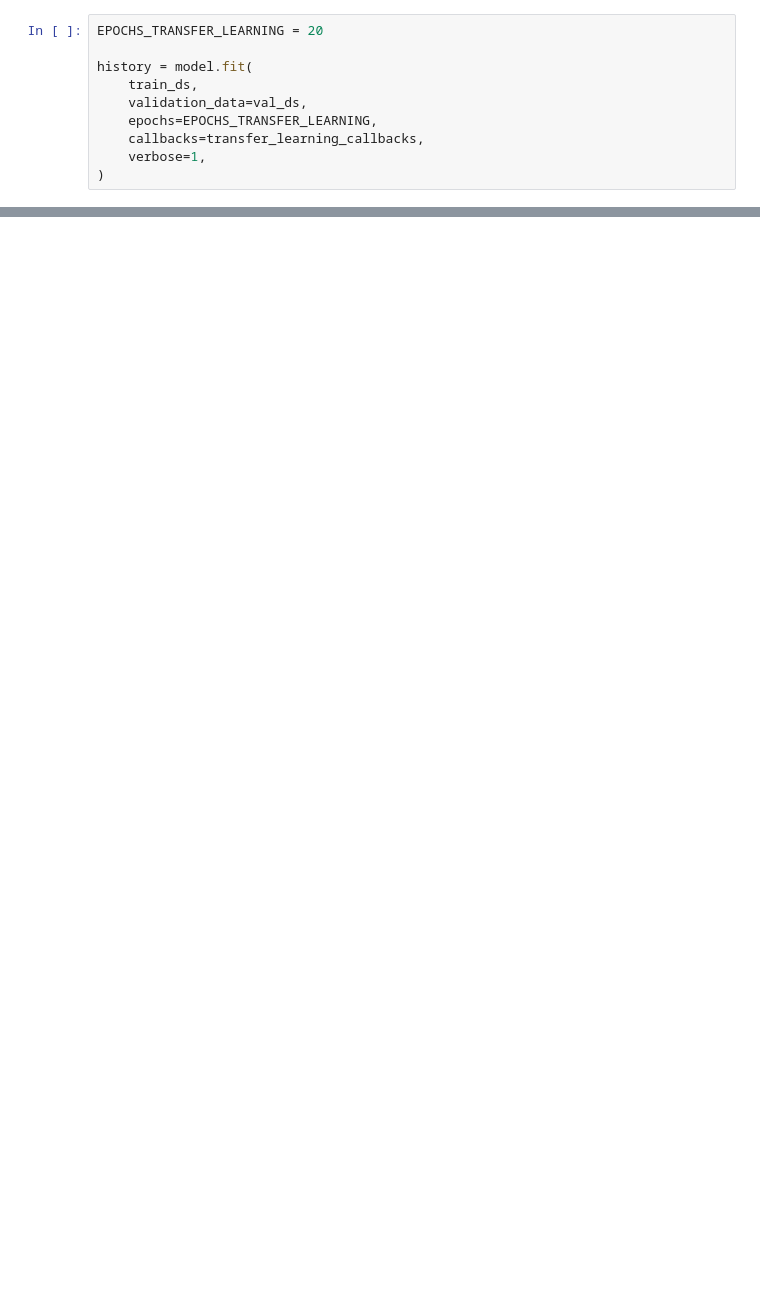
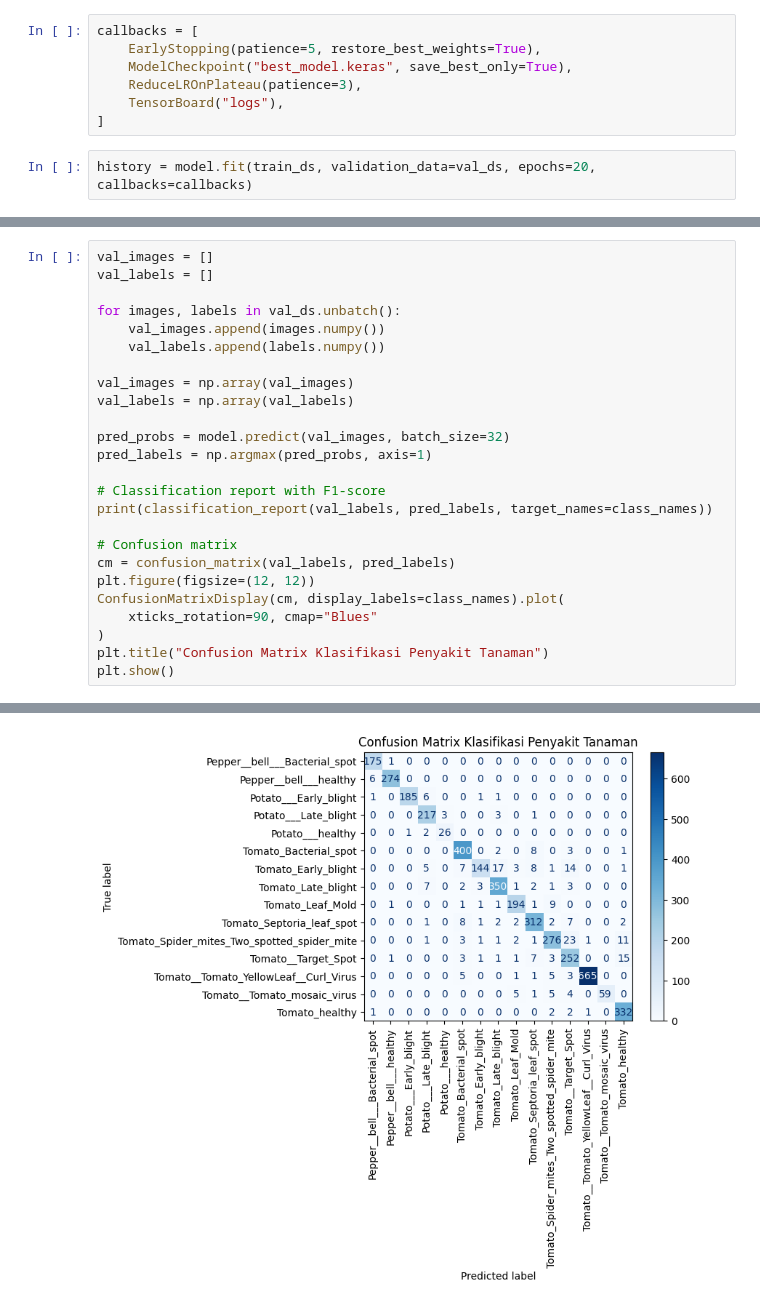
Before and after one commit to RIFZKI-ID/Capstone-LaskarAI, a Jupyter notebook: notebook.ipynb, the cells around one changed output, grey strips where cells are left out. Cells and saved outputs as stored; diff of their text form; blank space fills up the shorter version.

Commit message:
update model

```diff
--- a/notebook.ipynb
+++ b/notebook.ipynb
@@ -206,12 +96,11 @@ transfer_learning_callbacks = [
+# %%
+callbacks = [
+    EarlyStopping(patience=5, restore_best_weights=True),
+    ModelCheckpoint("best_model.keras", save_best_only=True),
+    ReduceLROnPlateau(patience=3),
+    TensorBoard("logs"),
+]
 # %%
-EPOCHS_TRANSFER_LEARNING = 20
-
-history = model.fit(
-    train_ds,
-    validation_data=val_ds,
-    epochs=EPOCHS_TRANSFER_LEARNING,
-    callbacks=transfer_learning_callbacks,
-    verbose=1,
-)
+history = model.fit(train_ds, validation_data=val_ds, epochs=20, callbacks=callbacks)
 # %% [output]
 Epoch 1/20
@@ -319,0 +123,26 @@ drive.mount('/content/drive')
+# %%
+val_images = []
+val_labels = []
+
+for images, labels in val_ds.unbatch():
+    val_images.append(images.numpy())
+    val_labels.append(labels.numpy())
+
+val_images = np.array(val_images)
+val_labels = np.array(val_labels)
+
+pred_probs = model.predict(val_images, batch_size=32)
+pred_labels = np.argmax(pred_probs, axis=1)
+
+# Classification report with F1-score
+print(classification_report(val_labels, pred_labels, target_names=class_names))
+
+# Confusion matrix
+cm = confusion_matrix(val_labels, pred_labels)
+plt.figure(figsize=(12, 12))
+ConfusionMatrixDisplay(cm, display_labels=class_names).plot(
+    xticks_rotation=90, cmap="Blues"
+)
+plt.title("Confusion Matrix Klasifikasi Penyakit Tanaman")
+plt.show()
+# %% [output]
@@ -319,0 +167 @@ drive.mount('/content/drive')
+[figure, added]
```
Also changed, not shown: parts of 15 cells of this notebook, 9 other files.
